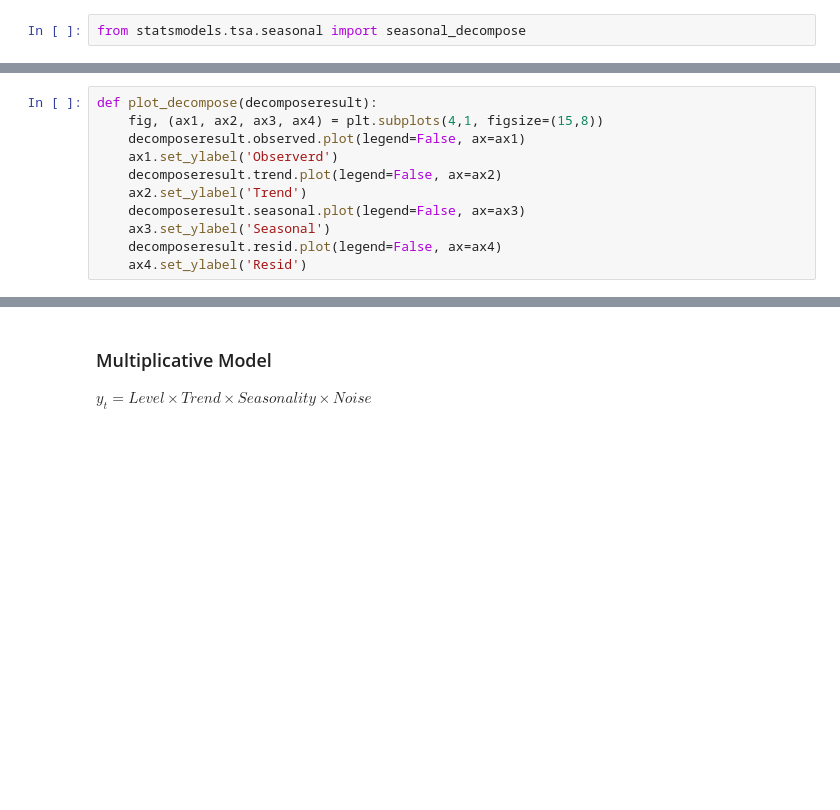
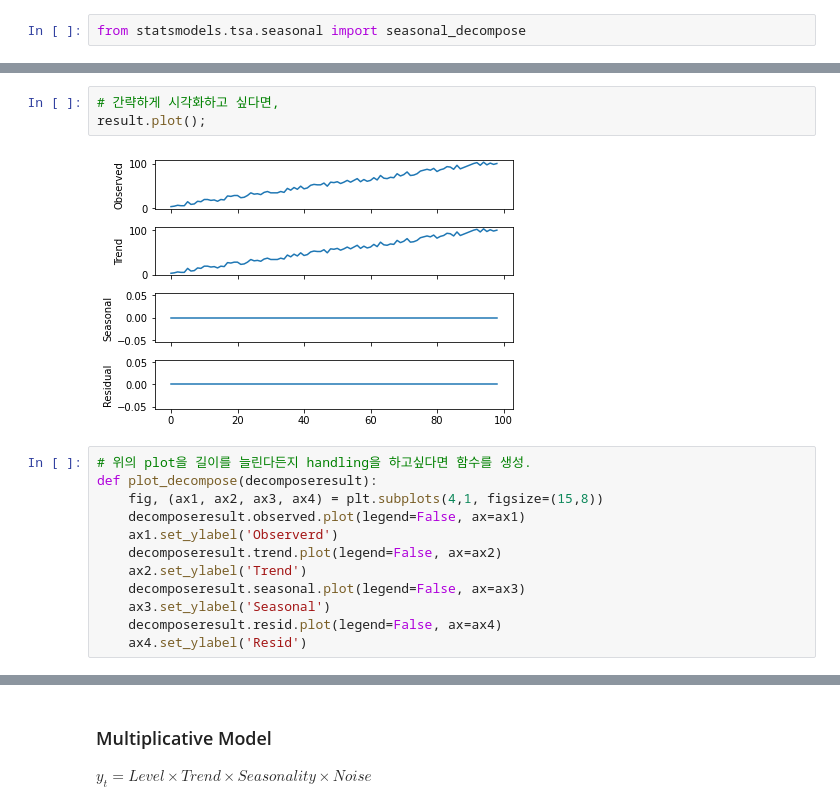
Before and after one commit to HyeonhoonLee/TSA_pandas, a Jupyter notebook: 08_ETS_Decomposition.ipynb, the cells around one changed output, grey strips where cells are left out. Saved outputs shown, nothing was run; the diff lists cells and outputs as text; blank space fills up the shorter version.

```diff
--- a/08_ETS_Decomposition.ipynb
+++ b/08_ETS_Decomposition.ipynb
@@ -20,4 +55,10 @@ result = seasonal_decompose(series, model='additive', freq=1)
+# %%
+# 간략하게 시각화하고 싶다면,
+result.plot();
+# %% [output]
+[figure, added]
 # %%
+# 위의 plot을 길이를 늘린다든지 handling을 하고싶다면 함수를 생성.
 def plot_decompose(decomposeresult):
     fig, (ax1, ax2, ax3, ax4) = plt.subplots(4,1, figsize=(15,8))
     decomposeresult.observed.plot(legend=False, ax=ax1)
```
Also changed, not shown: parts of 8 cells of this notebook.
